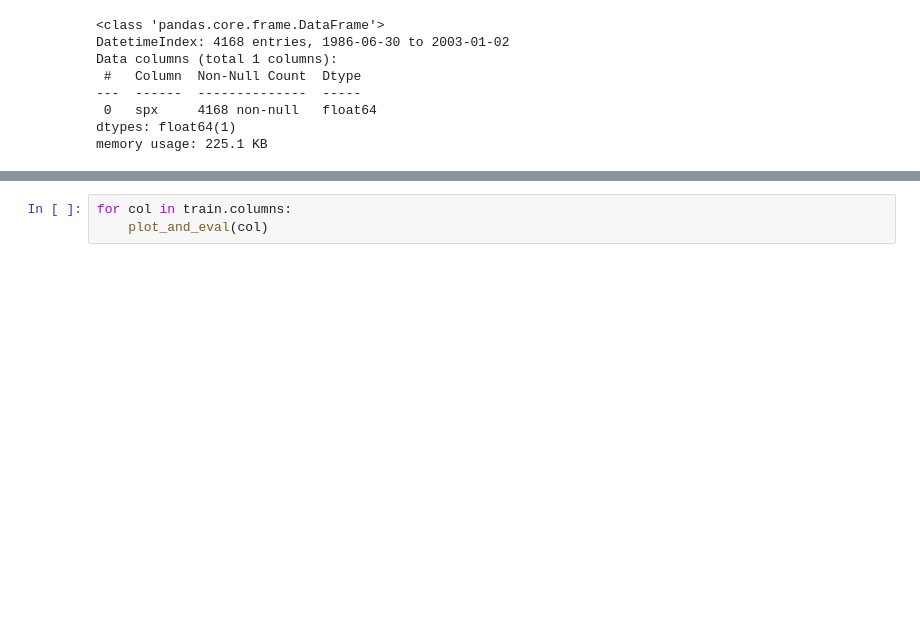
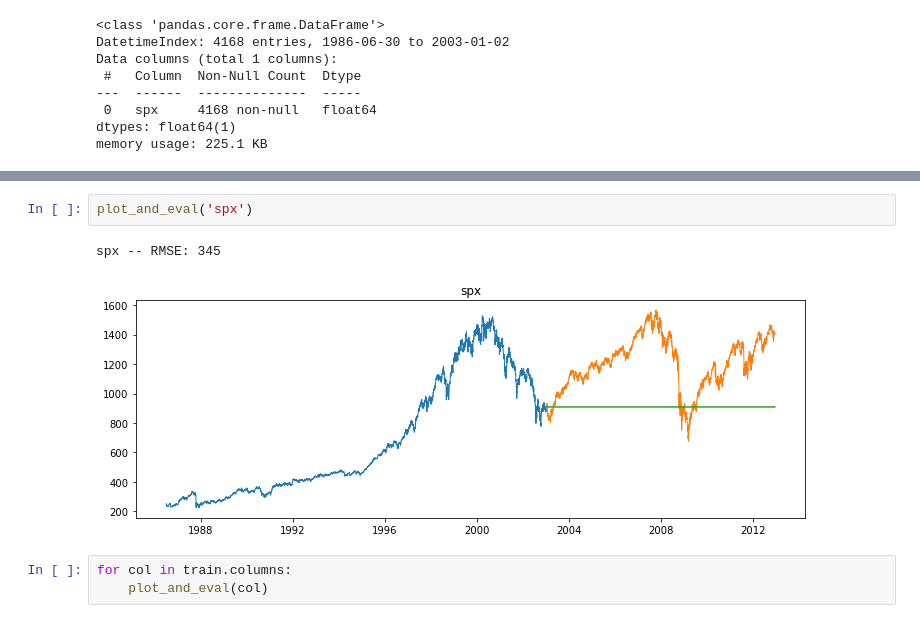
Before and after one commit to lukewbecker/time-series-exercises, a Jupyter notebook: model_exercises.ipynb, the cells around one changed output, grey strips where cells are left out. Saved outputs shown, nothing was run; the diff lists cells and outputs as text; blank space fills up the shorter version.

```diff
--- a/model_exercises.ipynb
+++ b/model_exercises.ipynb
@@ -340,3 +350,8 @@ yhat_df.head(2)
+# %%
+plot_and_eval('spx')
+# %% [output]
+spx -- RMSE: 345
+[figure, added]
 # %%
 for col in train.columns:
     plot_and_eval(col)
```
Also changed, not shown: parts of 19 cells of this notebook.
